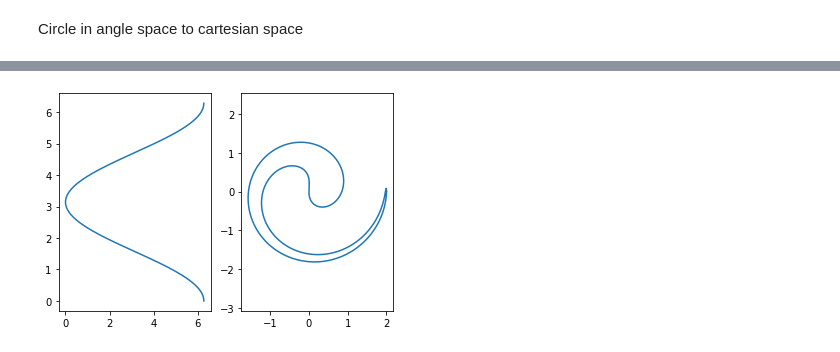
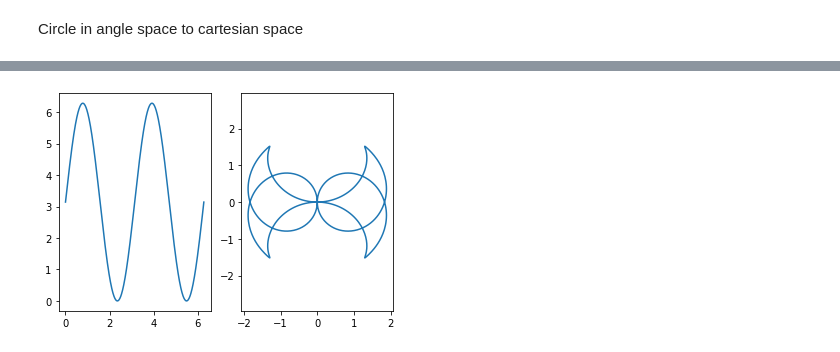
Before and after one commit to Tsmorz/cs5335, a Jupyter notebook: Personal/q2cart.ipynb, the cells around one changed output, grey strips where cells are left out. Drawn from its saved outputs; the diff is of its cells as text; code cells hidden in the pictures.

```diff
--- a/Personal/q2cart.ipynb
+++ b/Personal/q2cart.ipynb
@@ -77,6 +76,7 @@ qcircle(Links,A)
+# %%
+qsin(Links,A)
+# %% [output]
+[figure, added]
 # %%
 Links = [1,1]
 A = [1,1,1,1]
-qcircle(Links,A)
-# %% [output]
-[figure, removed]
```
Also changed, not shown: parts of 5 cells of this notebook.
